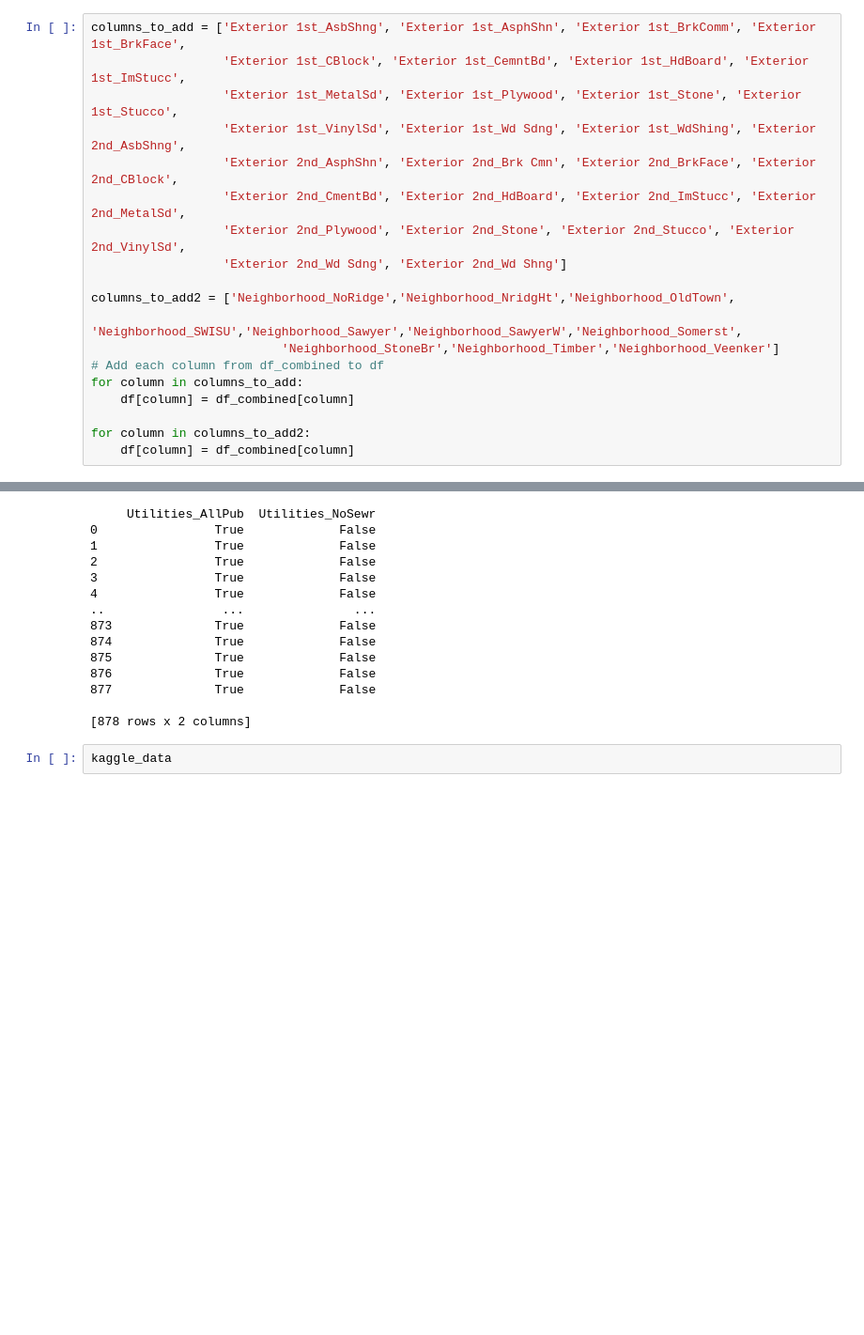
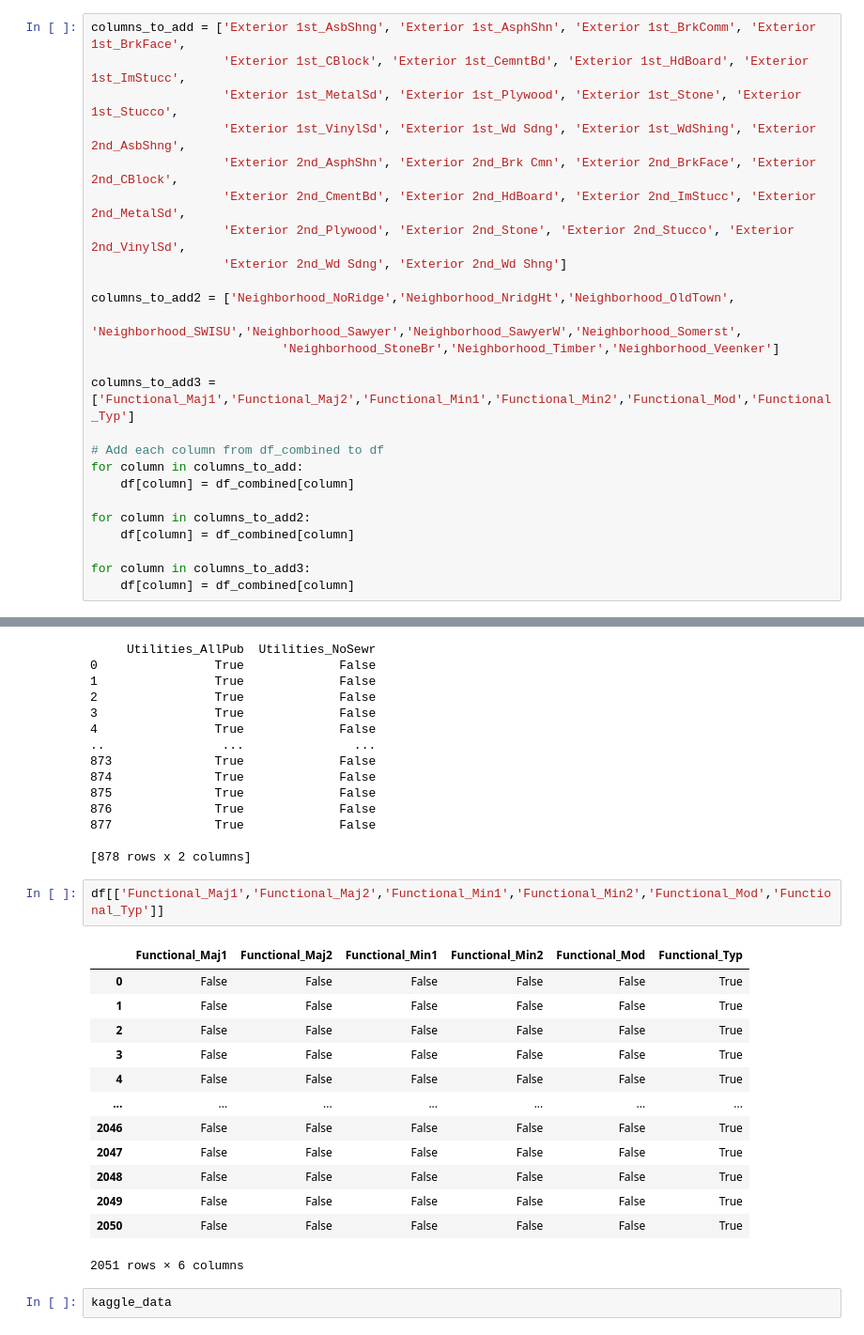
Before and after one commit to BenjaminRocco/GA_Project_2, a Jupyter notebook: code/Munging_EDA_FeatureEngineering.ipynb, the cells around one changed output, grey strips where cells are left out. Shown at 94% size. Cells and saved outputs as stored; diff of their text form; blank space fills up the shorter version.

```diff
--- a/code/Munging_EDA_FeatureEngineering.ipynb
+++ b/code/Munging_EDA_FeatureEngineering.ipynb
@@ -351,12 +351,18 @@ columns_to_add = ['Exterior 1st_AsbShng', 'Exterior 1st_AsphShn', 'Exterior 1st_
 columns_to_add2 = ['Neighborhood_NoRidge','Neighborhood_NridgHt','Neighborhood_OldTown',
                           'Neighborhood_SWISU','Neighborhood_Sawyer','Neighborhood_SawyerW','Neighborhood_Somerst',
                           'Neighborhood_StoneBr','Neighborhood_Timber','Neighborhood_Veenker']
+
+columns_to_add3 = ['Functional_Maj1','Functional_Maj2','Functional_Min1','Functional_Min2','Functional_Mod','Functional_Typ']
+
 # Add each column from df_combined to df
 for column in columns_to_add:
     df[column] = df_combined[column]
 
 for column in columns_to_add2:
     df[column] = df_combined[column]
+
+for column in columns_to_add3:
+    df[column] = df_combined[column]
 # %%
 categorical_columns = ['Heating', 'Heating QC', 'Central Air', 'Electrical', 'Kitchen Qual', 'Functional','Exterior 1st','Exterior 2nd','Neighborhood','Utilities']
 dummy_columns = pd.get_dummies(kaggle_data, columns=categorical_columns)
@@ -387,6 +393,22 @@ kaggle_data_combined = pd.concat([kaggle_data, dummy_columns], axis=1)
 877              True             False
 
 [878 rows x 2 columns]
+# %%
+df[['Functional_Maj1','Functional_Maj2','Functional_Min1','Functional_Min2','Functional_Mod','Functional_Typ']]
+# %% [output]
+|  | Functional_Maj1 | Functional_Maj2 | Functional_Min1 | Functional_Min2 | Functional_Mod | Functional_Typ |
+| 0 | False | False | False | False | False | True |
+| 1 | False | False | False | False | False | True |
+| 2 | False | False | False | False | False | True |
+| 3 | False | False | False | False | False | True |
+| 4 | False | False | False | False | False | True |
+| ... | ... | ... | ... | ... | ... | ... |
+| 2046 | False | False | False | False | False | True |
+| 2047 | False | False | False | False | False | True |
+| 2048 | False | False | False | False | False | True |
+| 2049 | False | False | False | False | False | True |
+| 2050 | False | False | False | False | False | True |
+2051 rows × 6 columns
 # %%
 kaggle_data
 # %% [output]
```
Also changed, not shown: parts of 9 cells of this notebook, 8 other files.
